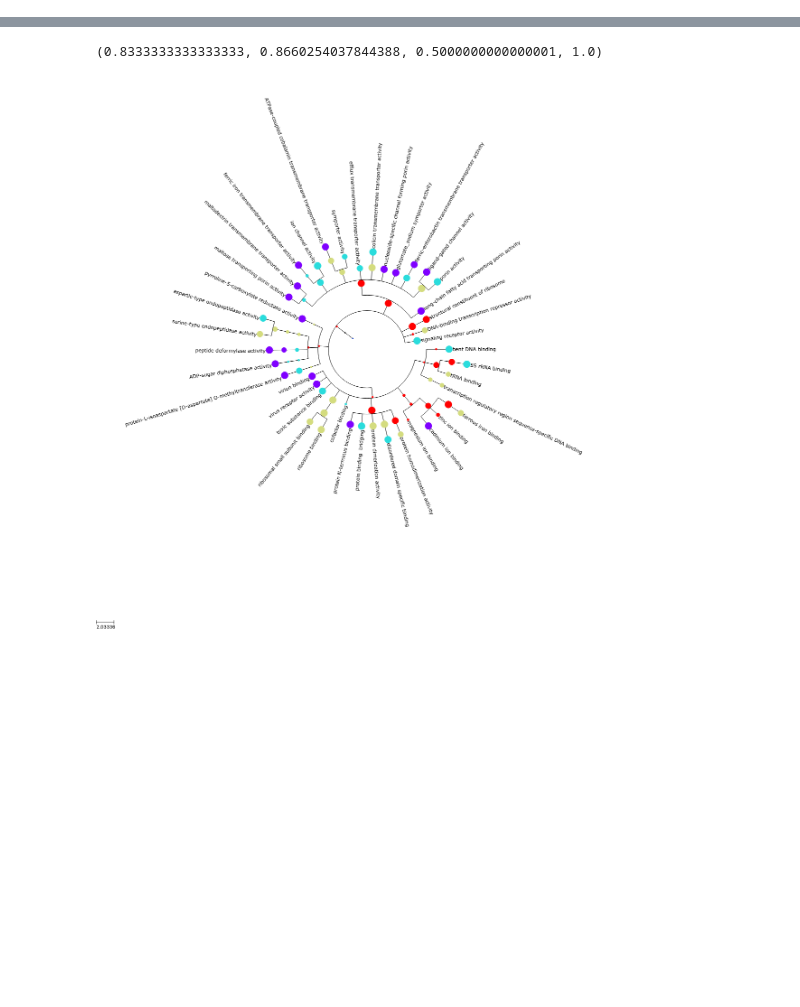
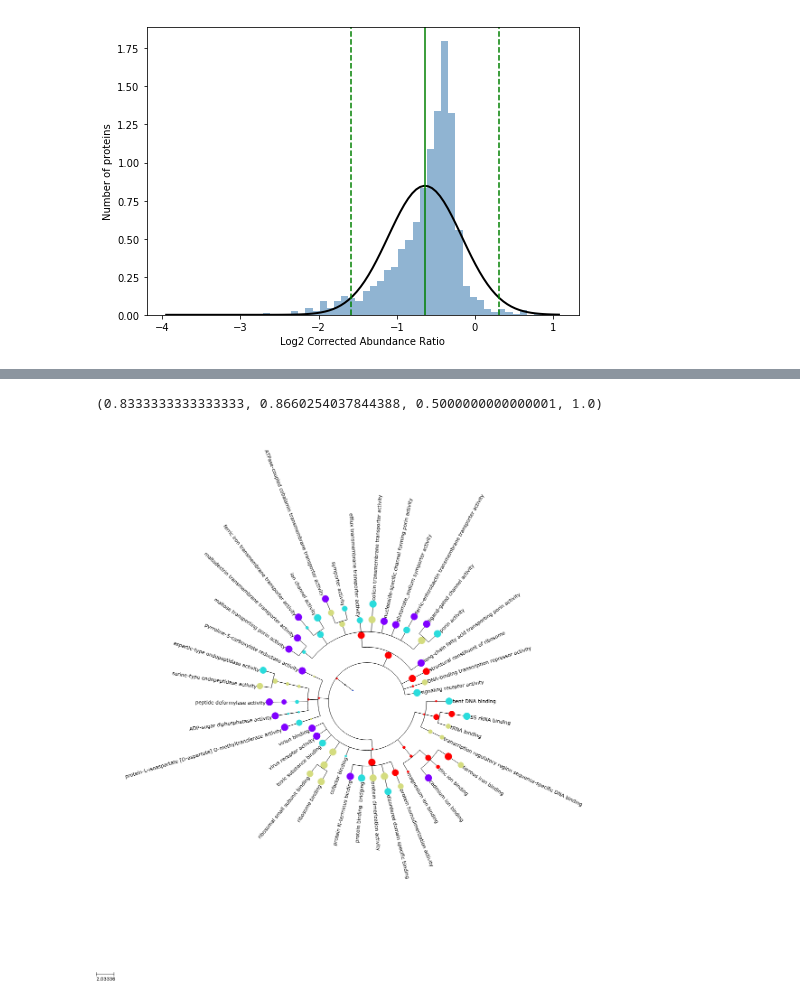
Before and after one commit to glaunay/VDB_jupyter, a Jupyter notebook: Séance1.ipynb, the cells around one changed output, grey strips where cells are left out. Drawn from its saved outputs; the diff is of its cells as text; code cells hidden in the pictures; blank space fills up the shorter version.

```diff
--- a/Séance1.ipynb
+++ b/Séance1.ipynb
@@ -338,0 +173,21 @@ max([ n.leafCount   for n in viewTree.traverse() ])
+# %%
+from scipy.stats import norm
+
+def empiricalAndTheoric(data:pandas.Series):
+    #print(data)
+    d = data['Log2 Corrected Abundance Ratio'].tolist()
+    # Fit a normal distribution to the data:
+    mu, std = norm.fit(d)
+    fig, ax = empirical2(data, density=True)
+
+    xmin, xmax = plt.xlim()
+    x = np.linspace(xmin, xmax, 100)
+    p = norm.pdf(x, mu, std)
+    plt.plot(x, p, 'k', linewidth=2)
+    plt.axvline(x=mu, color='g')
+    plt.axvline(x=mu + 2 * std, color='g', linestyle='--')
+    plt.axvline(x=mu - 2 * std, color='g', linestyle='--')
+
+empiricalAndTheoric(dfClean)
+# %% [output]
+[figure, added]
```
Also changed, not shown: parts of 65 cells of this notebook.
